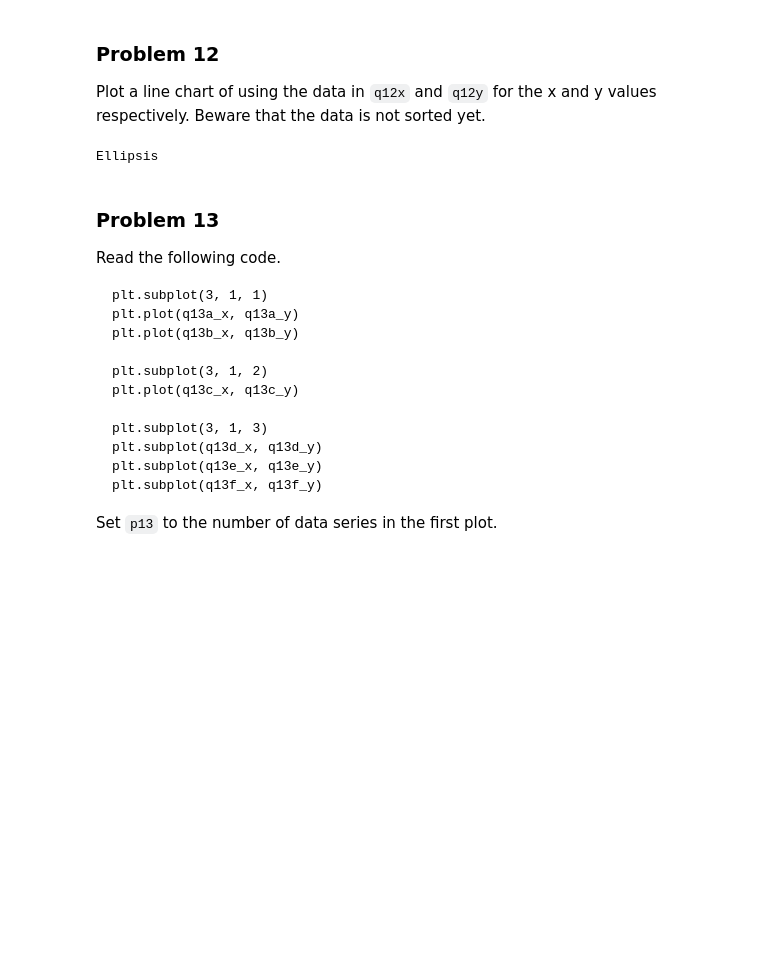
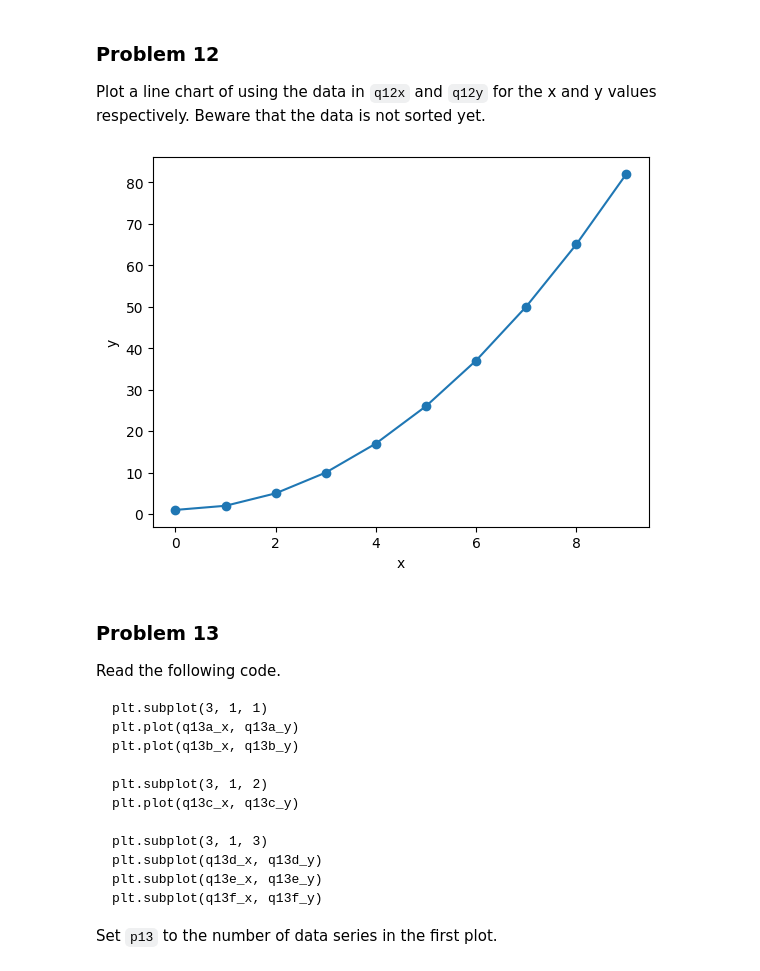
Before and after one commit to Ian123Ian595/dx602-homework-05, a Jupyter notebook: homework.ipynb, the cells around one changed output. Saved outputs shown, nothing was run; the diff lists cells and outputs as text; code cells hidden in the pictures; blank space fills up the shorter version.

```diff
--- a/homework.ipynb
+++ b/homework.ipynb
@@ -306,9 +366,6 @@ Beware that the data is not sorted yet.
 
 q12x = [1, 9, 5, 7, 8, 2, 0, 3, 6, 4]
 q12y = [x**2 + 1 for x in q12x]
-# %%
-# YOUR CHANGES HERE
-
-...
-# %% [output]
-Ellipsis
+# %%
+sorted_x_y = sorted(zip(q12x, q12y))
+sorted_x, sorted_y = zip(*sorted_x_y)
@@ -315,3 +374,12 @@ Ellipsis
+# %%
+# YOUR CHANGES HERE
+
+plt.plot(sorted_x, sorted_y, marker='o')
+plt.xlabel("x")
+plt.ylabel("y")
+plt.show()
+# %% [output]
+[figure, added]
 # %% [markdown]
 ### Problem 13
 
```
Also changed, not shown: parts of 32 cells of this notebook, 1 other file.
